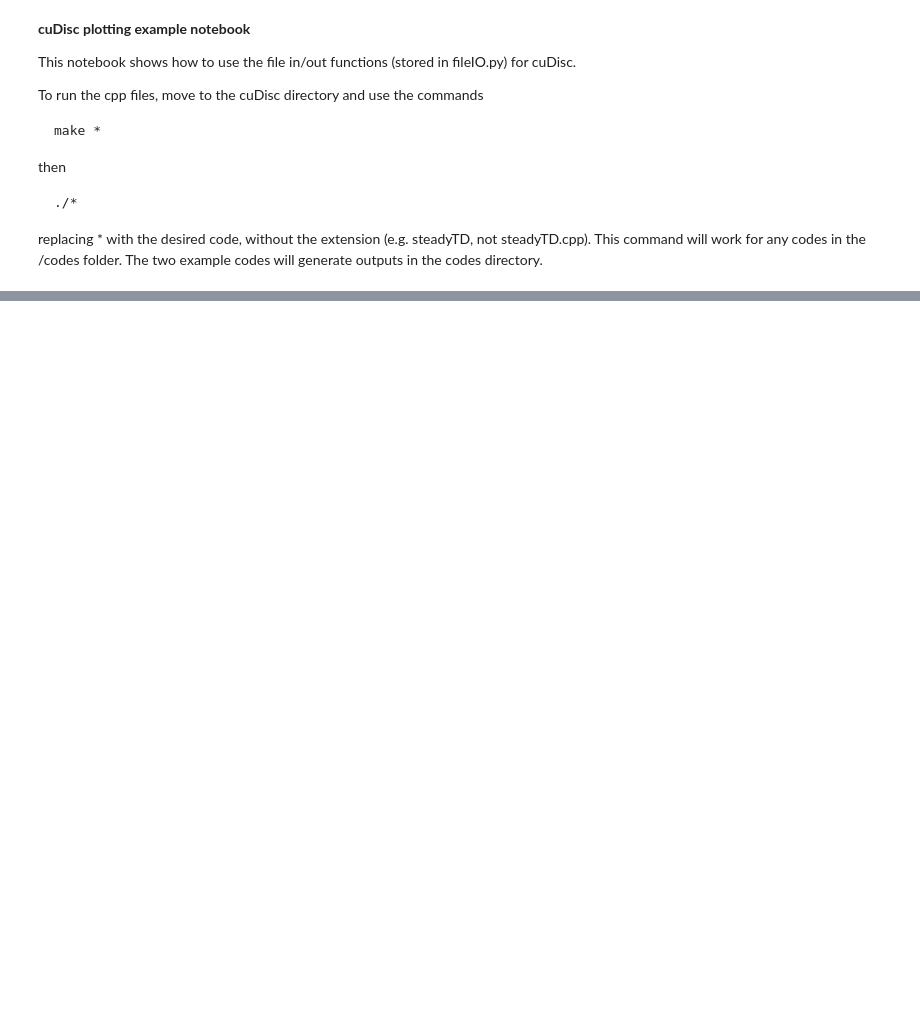
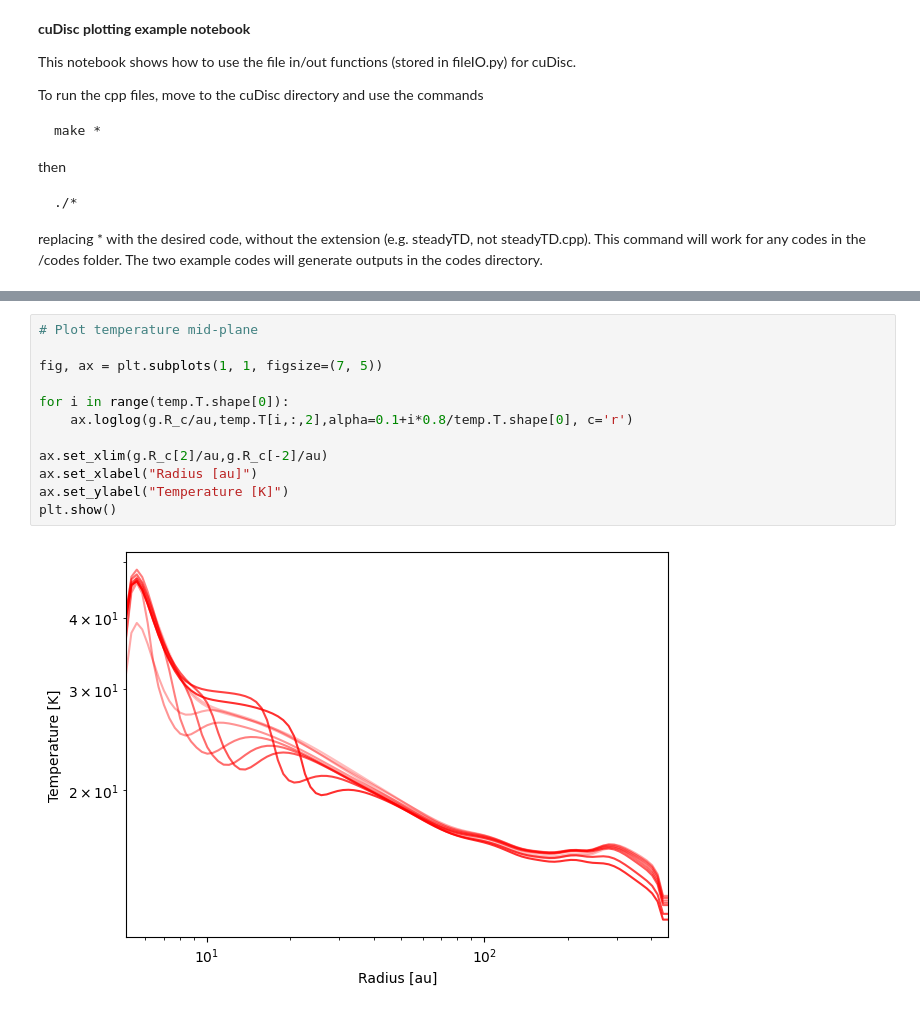
Before and after one commit to cuDisc/cuDisc, a Jupyter notebook: codes/python/disc_plotter.ipynb, the cells around one changed output, grey strips where cells are left out. Drawn from its saved outputs; the diff is of its cells as text; blank space fills up the shorter version.

```diff
--- a/codes/python/disc_plotter.ipynb
+++ b/codes/python/disc_plotter.ipynb
@@ -153,0 +186,14 @@ plt.show()
+# %%
+# Plot temperature mid-plane
+
+fig, ax = plt.subplots(1, 1, figsize=(7, 5))
+
+for i in range(temp.T.shape[0]):
+    ax.loglog(g.R_c/au,temp.T[i,:,2],alpha=0.1+i*0.8/temp.T.shape[0], c='r')
+
+ax.set_xlim(g.R_c[2]/au,g.R_c[-2]/au)
+ax.set_xlabel("Radius [au]")
+ax.set_ylabel("Temperature [K]")
+plt.show()
+# %% [output]
+[figure, added]
```
Also changed, not shown: parts of 6 cells of this notebook, 1 other file.
